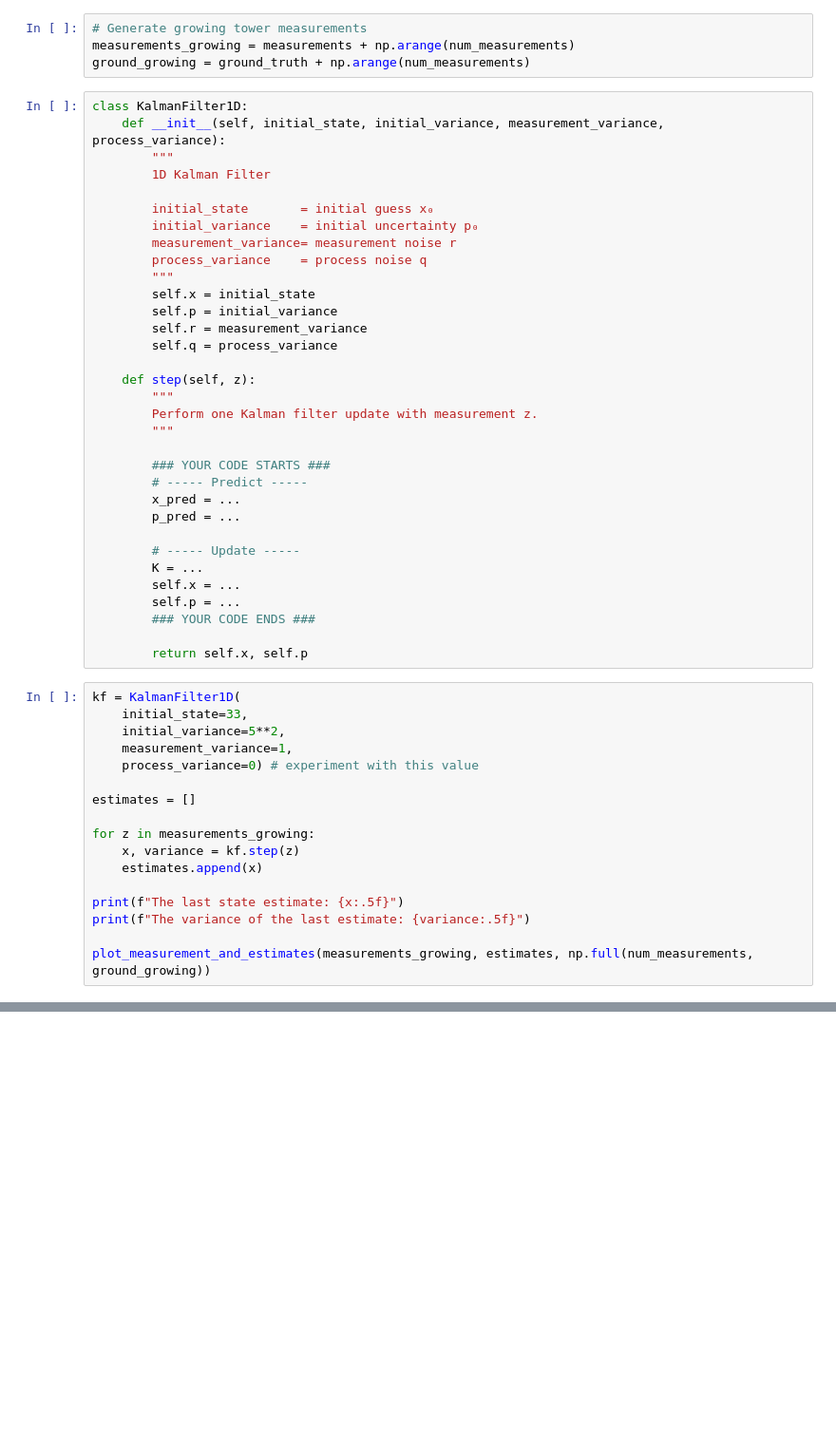
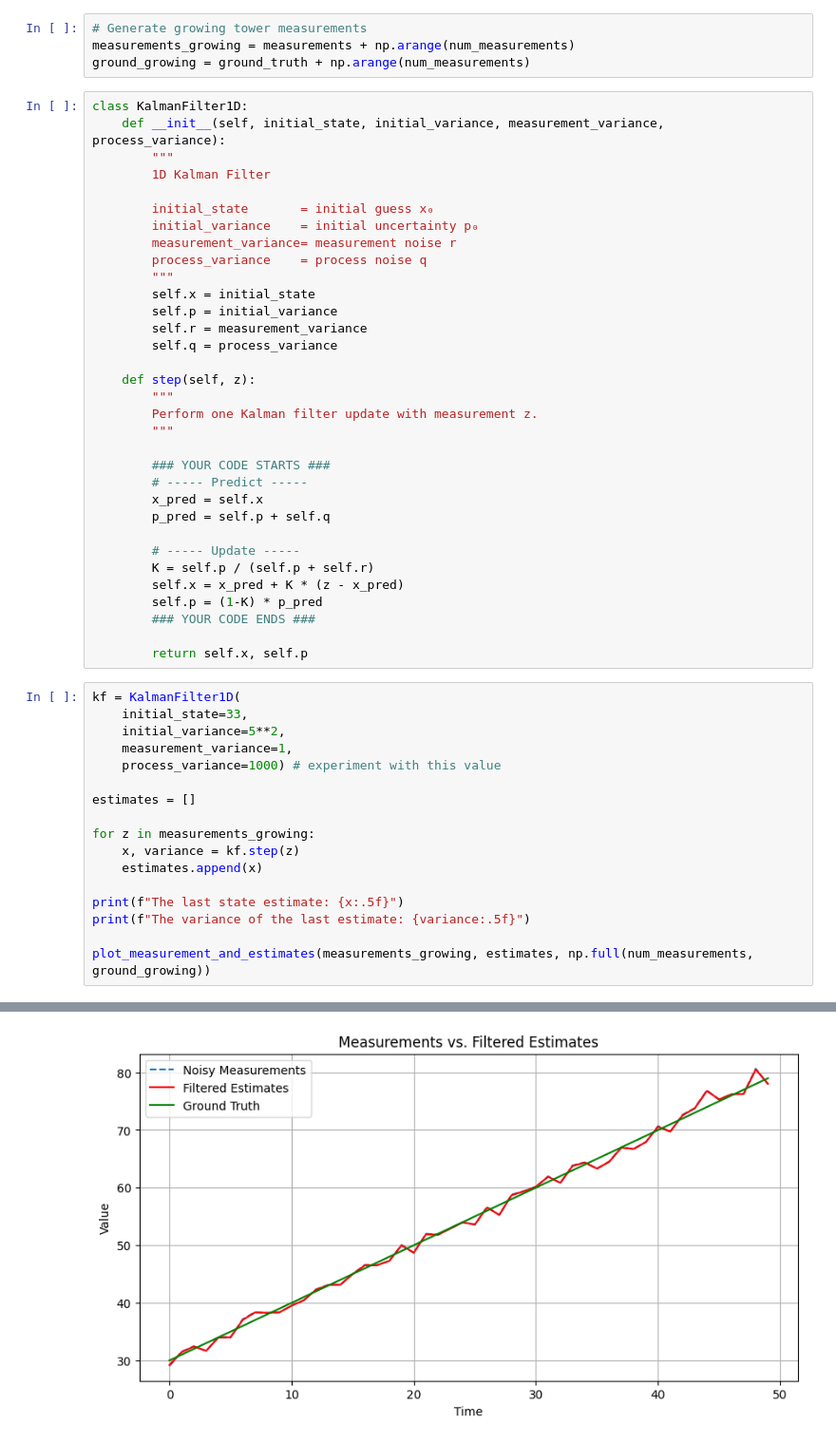
Before and after one commit to MichalSlowakiewicz/Robot-Control, a Jupyter notebook: LAB_8.ipynb, the cells around one changed output, grey strips where cells are left out. Shown at 95% size. Cells and saved outputs as stored; diff of their text form; blank space fills up the shorter version.

```diff
--- a/LAB_8.ipynb
+++ b/LAB_8.ipynb
@@ -250,13 +258,13 @@ class KalmanFilter1D:
 
         ### YOUR CODE STARTS ###
         # ----- Predict -----
-        x_pred = ...
-        p_pred = ...
+        x_pred = self.x
+        p_pred = self.p + self.q
 
         # ----- Update -----
-        K = ...
-        self.x = ...
-        self.p = ...
+        K = self.p / (self.p + self.r)
+        self.x = x_pred + K * (z - x_pred)
+        self.p = (1-K) * p_pred
         ### YOUR CODE ENDS ###
 
         return self.x, self.p
@@ -265,7 +273,7 @@ kf = KalmanFilter1D(
     initial_state=33,
     initial_variance=5**2,
     measurement_variance=1,
-    process_variance=0) # experiment with this value
+    process_variance=1000) # experiment with this value
 
 estimates = []
 
@@ -277,3 +285,4 @@ print(f"The last state estimate: {x:.5f}")
 print(f"The variance of the last estimate: {variance:.5f}")
 
 plot_measurement_and_estimates(measurements_growing, estimates, np.full(num_measurements, ground_growing))
+# %% [output]
@@ -279,0 +291 @@ plot_measurement_and_estimates(measurements_growing, estimates, np.full(num_meas
+[figure, added]
```
Also changed, not shown: parts of 4 cells of this notebook.
